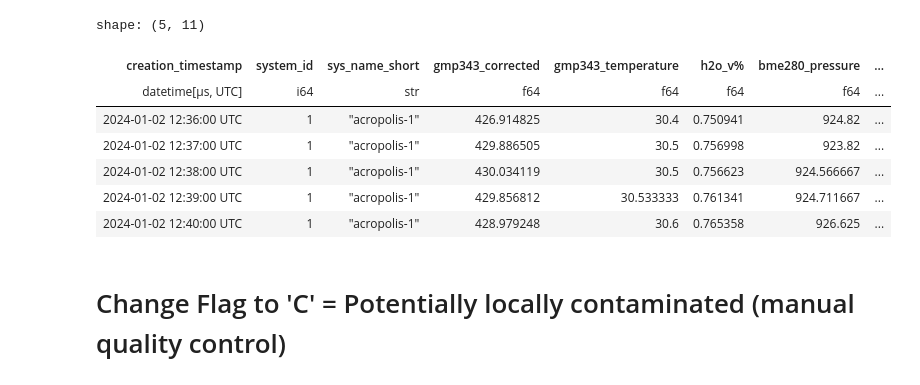
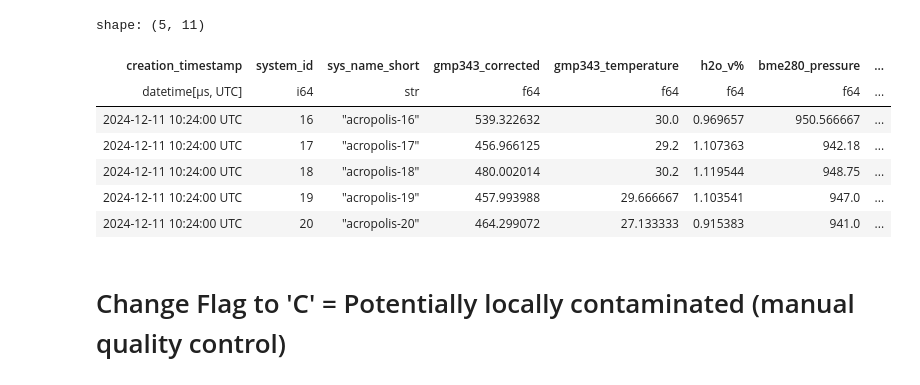
Before and after one commit to tum-esm/ACROPOLIS-data-processing, a Jupyter notebook: notebooks/export_icos_cities_portal/00_perform_manual_check.ipynb, the cells around one changed output. Drawn from its saved outputs; the diff is of its cells as text; code cells hidden in the pictures.

Commit message:
add start and stop date

```diff
--- a/notebooks/export_icos_cities_portal/00_perform_manual_check.ipynb
+++ b/notebooks/export_icos_cities_portal/00_perform_manual_check.ipynb
@@ -6,8 +6,12 @@ import plotly.express as px
 import numpy as np
 
 DATA_DIRECTORY = os.environ.get("DATA_DIRECTORY")
+
+start_date = datetime(2024, 1, 1, 0, 0, 0).replace(tzinfo=timezone.utc)
+end_date = datetime(2024, 12 ,11, 10, 24, 00).replace(tzinfo=timezone.utc)
 # %%
-df_1_min = pl.scan_parquet(os.path.join(DATA_DIRECTORY, "processed", "pipeline", "flagged_L1_1_min_acropolis.parquet"))
+df_1_min = pl.scan_parquet(os.path.join(DATA_DIRECTORY, "processed", "pipeline", "flagged_L1_1_min_acropolis.parquet")) \
+    .filter(pl.col("creation_timestamp").is_between(start_date, end_date))
 # %%
 # Flags
 
@@ -36,16 +40,16 @@ df_1_min = pl.scan_parquet(os.path.join(DATA_DIRECTORY, "processed", "pipeline",
 # Filter all sites by high dynamic + constant wind
 # Filter all sites for short unusually high peaks
 # %%
-df_1_min.head().collect()
+df_1_min.sort("creation_timestamp").tail().collect()
 # %% [output]
 shape: (5, 11)
 | creation_timestamp | system_id | sys_name_short | gmp343_corrected | gmp343_temperature | h2o_v% | bme280_pressure | ... |
 | datetime[μs, UTC] | i64 | str | f64 | f64 | f64 | f64 | ... |
-| 2024-01-02 12:36:00 UTC | 1 | "acropolis-1" | 426.914825 | 30.4 | 0.750941 | 924.82 | ... |
-| 2024-01-02 12:37:00 UTC | 1 | "acropolis-1" | 429.886505 | 30.5 | 0.756998 | 923.82 | ... |
-| 2024-01-02 12:38:00 UTC | 1 | "acropolis-1" | 430.034119 | 30.5 | 0.756623 | 924.566667 | ... |
-| 2024-01-02 12:39:00 UTC | 1 | "acropolis-1" | 429.856812 | 30.533333 | 0.761341 | 924.711667 | ... |
-| 2024-01-02 12:40:00 UTC | 1 | "acropolis-1" | 428.979248 | 30.6 | 0.765358 | 926.625 | ... |
+| 2024-12-11 10:24:00 UTC | 16 | "acropolis-16" | 539.322632 | 30.0 | 0.969657 | 950.566667 | ... |
+| 2024-12-11 10:24:00 UTC | 17 | "acropolis-17" | 456.966125 | 29.2 | 1.107363 | 942.18 | ... |
+| 2024-12-11 10:24:00 UTC | 18 | "acropolis-18" | 480.002014 | 30.2 | 1.119544 | 948.75 | ... |
+| 2024-12-11 10:24:00 UTC | 19 | "acropolis-19" | 457.993988 | 29.666667 | 1.103541 | 947.0 | ... |
+| 2024-12-11 10:24:00 UTC | 20 | "acropolis-20" | 464.299072 | 27.133333 | 0.915383 | 941.0 | ... |
 # %%
 # Utility
 
```
Also changed, not shown: parts of 6 cells of this notebook.
